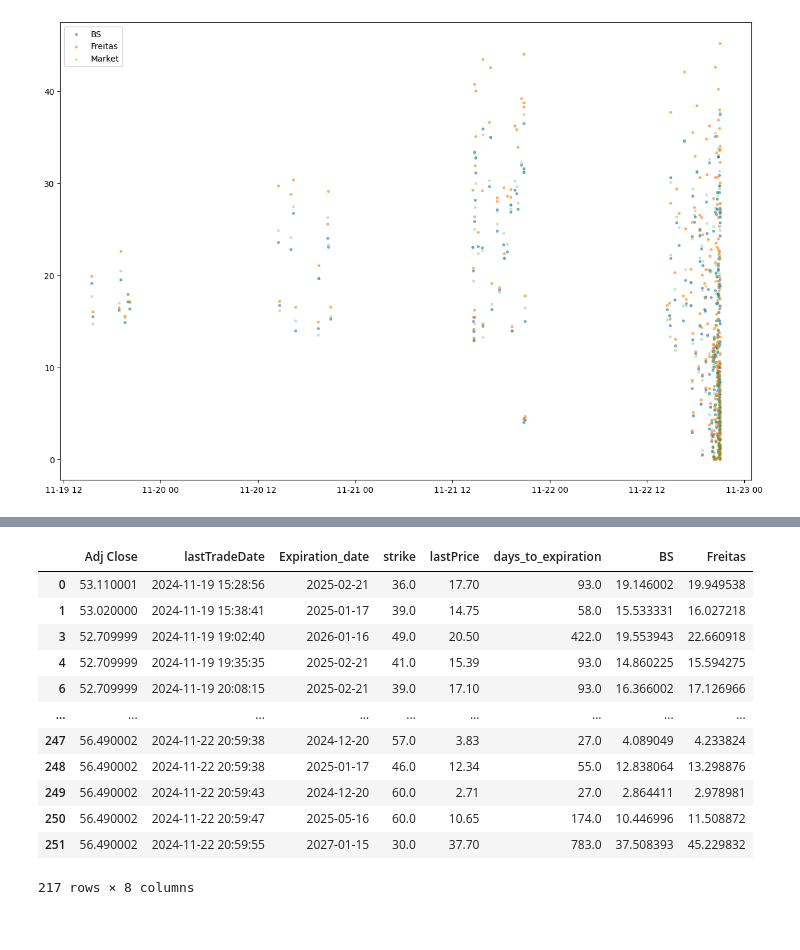
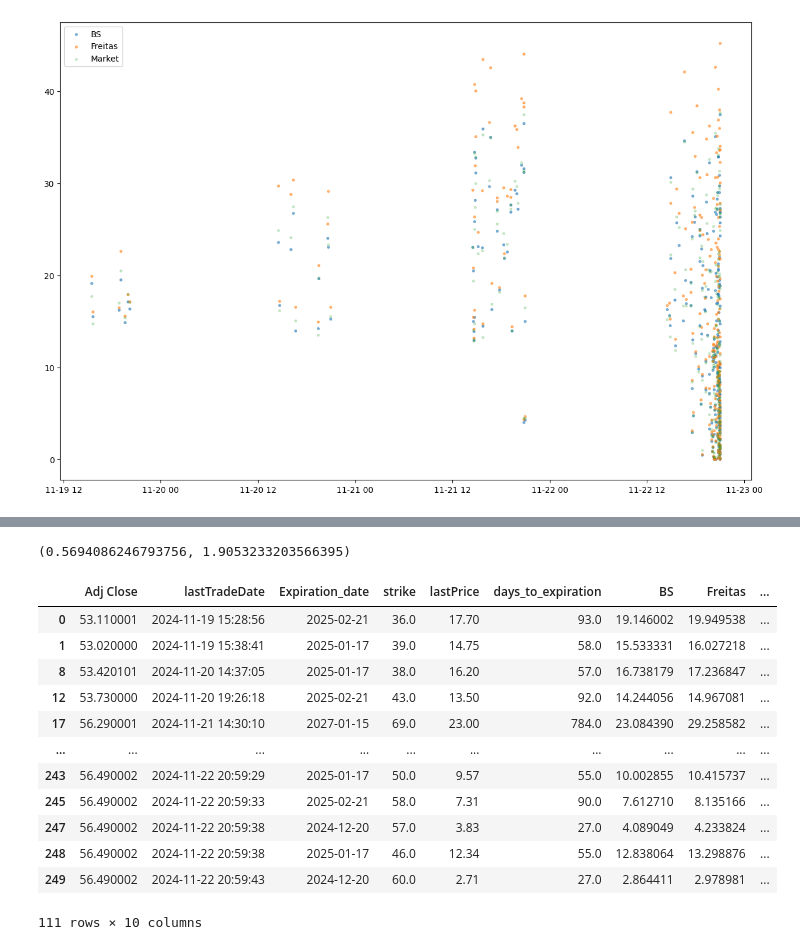
Before and after one commit to GvFreitas1/Precificacao-de-Opcoes, a Jupyter notebook: backtesting.ipynb, the cells around one changed output, grey strips where cells are left out. Drawn from its saved outputs; the diff is of its cells as text; code cells hidden in the pictures.

Commit message:
freitas modificado e inicio graficos

```diff
--- a/backtesting.ipynb
+++ b/backtesting.ipynb
@@ -77,4 +56,5 @@ mi, sigma, r = pd.read_csv('./data/parameters.csv').values[0]
 
 merged_df["BS"] = merged_df.apply(lambda x: black_scholes(x["Adj Close"], x["strike"], x["days_to_expiration"], r, sigma), axis=1)
 
-merged_df["Freitas"] = merged_df.apply(lambda x: freitas2(x["Adj Close"], x["strike"], x["days_to_expiration"], r, mi, sigma), axis=1)
+merged_df["Freitas"] = merged_df.apply(lambda x: freitas(x["Adj Close"], x["strike"], x["days_to_expiration"], r,
+ sigma), axis=1)
@@ -106,3 +102,15 @@ plt.legend()
 plt.show()
 # %% [output]
 [figure]
+# %%
+merged_df["BS_error"] = abs(merged_df["BS"] - merged_df["lastPrice"])
+merged_df["Freitas_error"] = abs(merged_df["Freitas"] - merged_df["lastPrice"])
+
+plt.figure(figsize=(15, 10))
+
+plt.scatter(merged_df["lastTradeDate"], merged_df["BS_error"], label="BS", alpha=0.5, s=7)
+plt.scatter(merged_df["lastTradeDate"], merged_df["Freitas_error"], label="Freitas", alpha=0.5, s=7)
+
+plt.legend()
+
+plt.show()
@@ -109,16 +119,20 @@ plt.show()
+# %%
+merged_df["BS_error"].mean(), merged_df["Freitas_error"].mean()
+# %% [output]
+(0.5694086246793756, 1.9053233203566395)
 # %%
-merged_df[merged_df['Freitas'] > merged_df['lastPrice']]
+merged_df[merged_df['BS'] > merged_df['lastPrice']]
 # %% [output]
-|  | Adj Close | lastTradeDate | Expiration_date | strike | lastPrice | days_to_expiration | BS | Freitas |
-| 0 | 53.110001 | 2024-11-19 15:28:56 | 2025-02-21 | 36.0 | 17.70 | 93.0 | 19.146002 | 19.949538 |
-| 1 | 53.020000 | 2024-11-19 15:38:41 | 2025-01-17 | 39.0 | 14.75 | 58.0 | 15.533331 | 16.027218 |
-| 3 | 52.709999 | 2024-11-19 19:02:40 | 2026-01-16 | 49.0 | 20.50 | 422.0 | 19.553943 | 22.660918 |
-| 4 | 52.709999 | 2024-11-19 19:35:35 | 2025-02-21 | 41.0 | 15.39 | 93.0 | 14.860225 | 15.594275 |
-| 6 | 52.709999 | 2024-11-19 20:08:15 | 2025-02-21 | 39.0 | 17.10 | 93.0 | 16.366002 | 17.126966 |
-| ... | ... | ... | ... | ... | ... | ... | ... | ... |
-| 247 | 56.490002 | 2024-11-22 20:59:38 | 2024-12-20 | 57.0 | 3.83 | 27.0 | 4.089049 | 4.233824 |
-| 248 | 56.490002 | 2024-11-22 20:59:38 | 2025-01-17 | 46.0 | 12.34 | 55.0 | 12.838064 | 13.298876 |
-| 249 | 56.490002 | 2024-11-22 20:59:43 | 2024-12-20 | 60.0 | 2.71 | 27.0 | 2.864411 | 2.978981 |
-| 250 | 56.490002 | 2024-11-22 20:59:47 | 2025-05-16 | 60.0 | 10.65 | 174.0 | 10.446996 | 11.508872 |
-| 251 | 56.490002 | 2024-11-22 20:59:55 | 2027-01-15 | 30.0 | 37.70 | 783.0 | 37.508393 | 45.229832 |
+|  | Adj Close | lastTradeDate | Expiration_date | strike | lastPrice | days_to_expiration | BS | Freitas | ... |
+| 0 | 53.110001 | 2024-11-19 15:28:56 | 2025-02-21 | 36.0 | 17.70 | 93.0 | 19.146002 | 19.949538 | ... |
+| 1 | 53.020000 | 2024-11-19 15:38:41 | 2025-01-17 | 39.0 | 14.75 | 58.0 | 15.533331 | 16.027218 | ... |
+| 8 | 53.420101 | 2024-11-20 14:37:05 | 2025-01-17 | 38.0 | 16.20 | 57.0 | 16.738179 | 17.236847 | ... |
+| 12 | 53.730000 | 2024-11-20 19:26:18 | 2025-02-21 | 43.0 | 13.50 | 92.0 | 14.244056 | 14.967081 | ... |
+| 17 | 56.290001 | 2024-11-21 14:30:10 | 2027-01-15 | 69.0 | 23.00 | 784.0 | 23.084390 | 29.258582 | ... |
+| ... | ... | ... | ... | ... | ... | ... | ... | ... | ... |
+| 243 | 56.490002 | 2024-11-22 20:59:29 | 2025-01-17 | 50.0 | 9.57 | 55.0 | 10.002855 | 10.415737 | ... |
+| 245 | 56.490002 | 2024-11-22 20:59:33 | 2025-02-21 | 58.0 | 7.31 | 90.0 | 7.612710 | 8.135166 | ... |
+| 247 | 56.490002 | 2024-11-22 20:59:38 | 2024-12-20 | 57.0 | 3.83 | 27.0 | 4.089049 | 4.233824 | ... |
+| 248 | 56.490002 | 2024-11-22 20:59:38 | 2025-01-17 | 46.0 | 12.34 | 55.0 | 12.838064 | 13.298876 | ... |
+| 249 | 56.490002 | 2024-11-22 20:59:43 | 2024-12-20 | 60.0 | 2.71 | 27.0 | 2.864411 | 2.978981 | ... |
-217 rows × 8 columns
+111 rows × 10 columns
```
Also changed, not shown: parts of 3 cells of this notebook, 1 other file.
